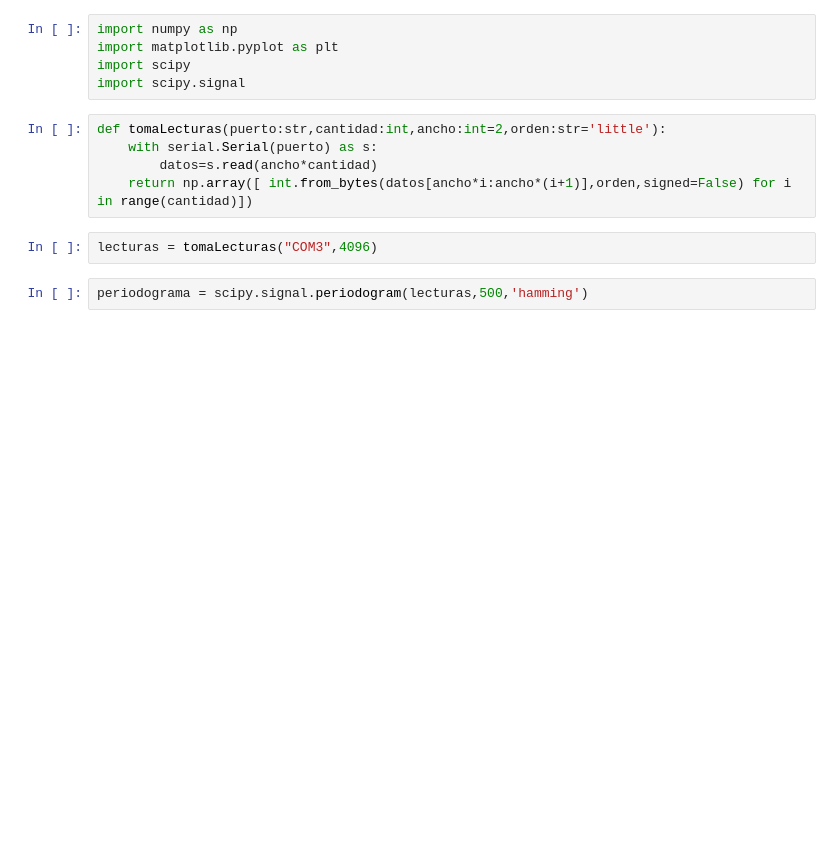
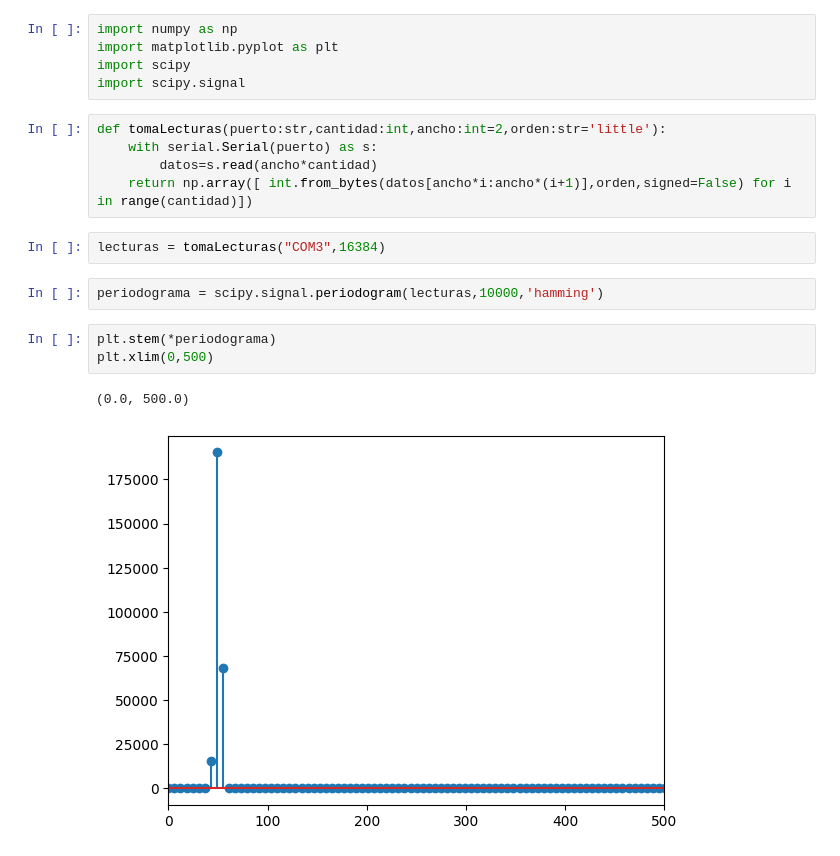
Before and after one commit to RubenCorcoba/prueba_stm32f103-adc_a_usb_cdc, a Jupyter notebook: python/visualizador.ipynb, the cells around one changed output. Cells and saved outputs as stored; diff of their text form; blank space fills up the shorter version.

```diff
--- a/python/visualizador.ipynb
+++ b/python/visualizador.ipynb
@@ -13,7 +13,13 @@ def tomaLecturas(puerto:str,cantidad:int,ancho:int=2,orden:str='little'):
         datos=s.read(ancho*cantidad)
     return np.array([ int.from_bytes(datos[ancho*i:ancho*(i+1)],orden,signed=False) for i in range(cantidad)])
 # %%
-lecturas = tomaLecturas("COM3",4096)
+lecturas = tomaLecturas("COM3",16384)
 # %%
-periodograma = scipy.signal.periodogram(lecturas,500,'hamming')
+periodograma = scipy.signal.periodogram(lecturas,10000,'hamming')
+# %%
+plt.stem(*periodograma)
+plt.xlim(0,500)
+# %% [output]
+(0.0, 500.0)
+[figure, added]
 # %%
```
Also changed, not shown: parts of 2 cells of this notebook, 1 other file.
